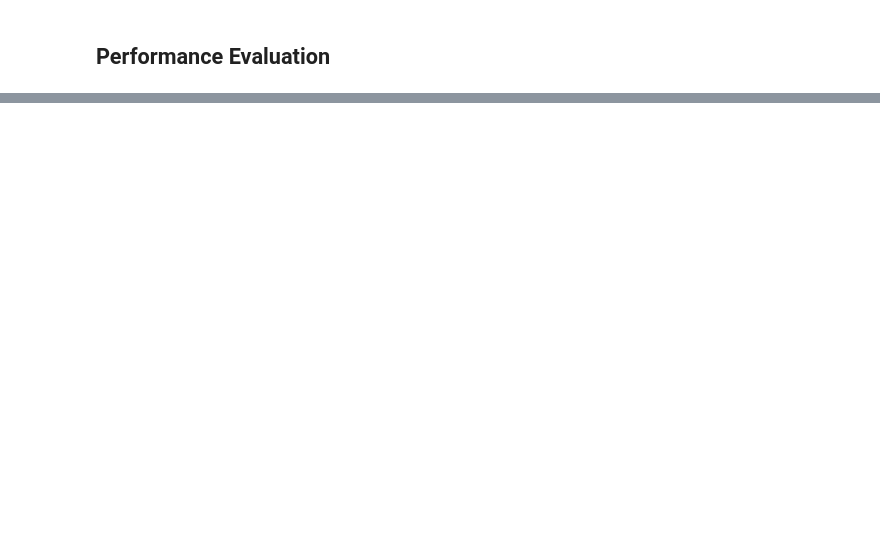
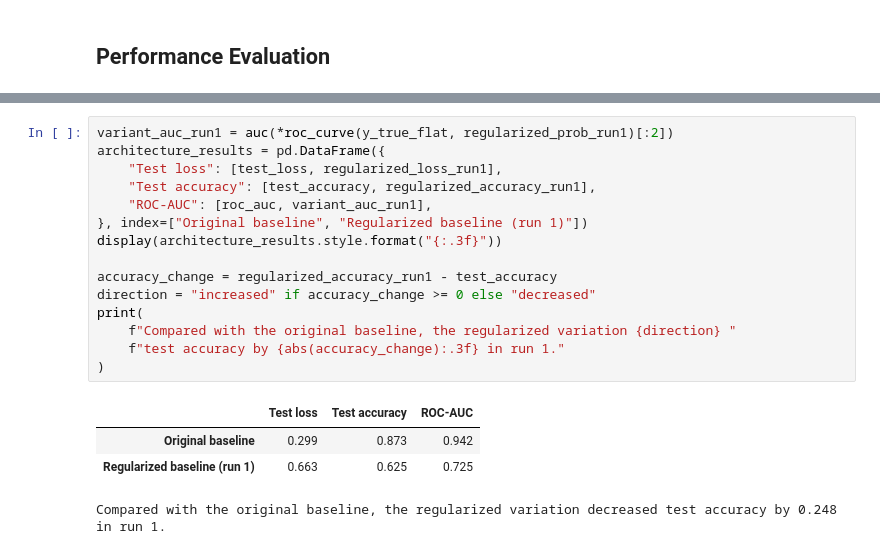
Before and after one commit to kariniemicarson/NeuralNetworks, a Jupyter notebook: Project 5/project5.ipynb, the cells around one changed output, grey strips where cells are left out. Drawn from its saved outputs; the diff is of its cells as text; blank space fills up the shorter version.

```diff
--- a/Project 5/project5.ipynb
+++ b/Project 5/project5.ipynb
@@ -497,0 +650,20 @@ Transfer ROC AUC: 0.8749
+# %%
+variant_auc_run1 = auc(*roc_curve(y_true_flat, regularized_prob_run1)[:2])
+architecture_results = pd.DataFrame({
+    "Test loss": [test_loss, regularized_loss_run1],
+    "Test accuracy": [test_accuracy, regularized_accuracy_run1],
+    "ROC-AUC": [roc_auc, variant_auc_run1],
+}, index=["Original baseline", "Regularized baseline (run 1)"])
+display(architecture_results.style.format("{:.3f}"))
+
+accuracy_change = regularized_accuracy_run1 - test_accuracy
+direction = "increased" if accuracy_change >= 0 else "decreased"
+print(
+    f"Compared with the original baseline, the regularized variation {direction} "
+    f"test accuracy by {abs(accuracy_change):.3f} in run 1."
+)
+# %% [output]
+|  | Test loss | Test accuracy | ROC-AUC |
+| Original baseline | 0.299 | 0.873 | 0.942 |
+| Regularized baseline (run 1) | 0.663 | 0.625 | 0.725 |
+Compared with the original baseline, the regularized variation decreased test accuracy by 0.248 in run 1.
```
Also changed, not shown: parts of 20 cells of this notebook.
